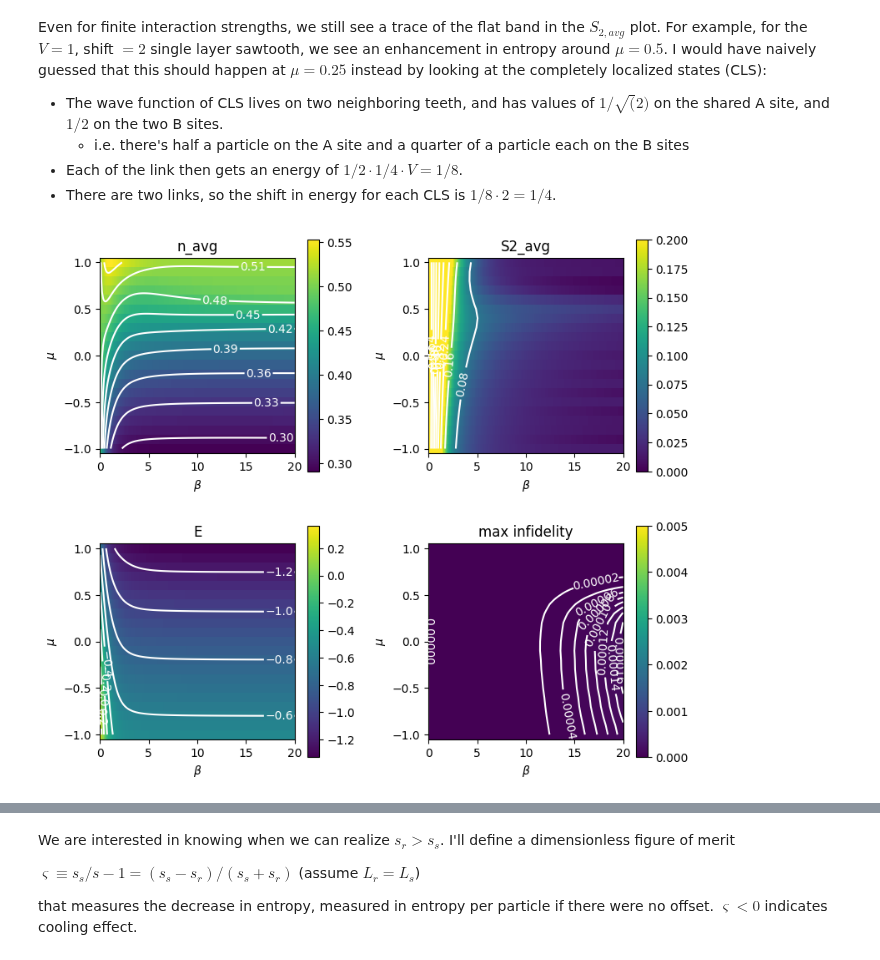
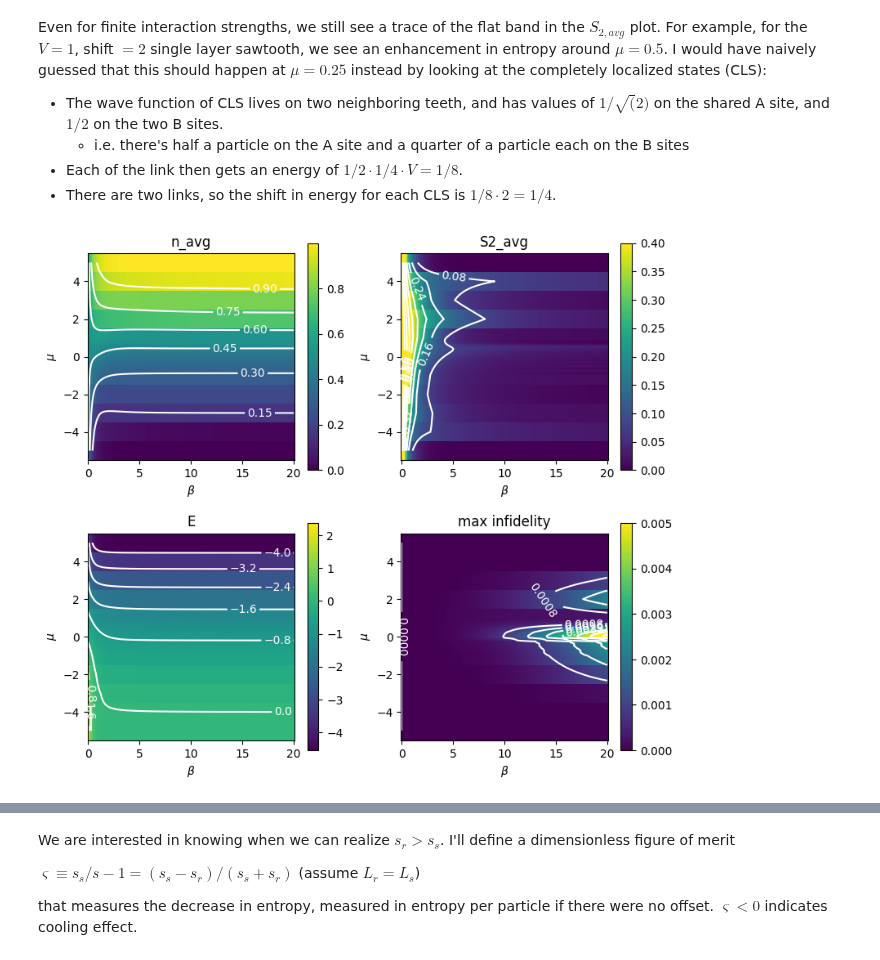
Before and after one commit to Shao-Wen-Chang/E9_constant, a Jupyter notebook: projects/flat_band_cooling/tenpy_results/eos_matcher.ipynb, the cells around one changed output, grey strips where cells are left out. Saved outputs shown, nothing was run; the diff lists cells and outputs as text; code cells hidden in the pictures.

```diff
--- a/projects/flat_band_cooling/tenpy_results/eos_matcher.ipynb
+++ b/projects/flat_band_cooling/tenpy_results/eos_matcher.ipynb
@@ -6,6 +6,8 @@ import numpy as np
 from pathlib import Path
 import pandas as pd
 import os
+# %%
+bool_plot = True   # set to false if gathering matching data
 # %% [markdown]
 # Reading data
 In case that we get different EoS using the same folder parameters in the future, I'll also keep track of the EoS file. For this I think the file modification time is sufficient.
@@ -19,10 +22,16 @@ How I treat folder parameters:
 # %%
 # I had to keep the data files in the download folder, otherwise the folder names are too long
 data_folder = Path(r"C:\Users\ken92\Downloads\Shao-Wen Data")
+# Interacting
 tnpspc = {  # tenpy specs used to generate folder names
     "geometry": "sawtooth",
     "spin": "spinless",      # "spinful", "spinless"
     "interacting": "I",             # "I", "NI"
     "L": 25,
-    "chi": 128,
+    "chi": 64,
 }
+V_model = 1.0
+shift_model = -2
+tp_model = 1.41421356237
+# scan_name = f"{tnpspc['geometry']}_{tnpspc['spin']}_I_L{tnpspc['L']}_chi{tnpspc['chi']}.tar"
+scan_name = f"ST_SL_I_L25_t1_tpsqrt2_shf{shift_model}_V{V_model}_chi64"
@@ -29,5 +40,6 @@ tnpspc = {  # tenpy specs used to generate folder names
 # %%
-scan_name = f"{tnpspc['geometry']}_{tnpspc['spin']}_{tnpspc['interacting']}_L{tnpspc['L']}_chi{tnpspc['chi']}.tar"
+folder_params_shared = None
+records_EoS = []
 scan_folder = Path(data_folder, scan_name)
 assert scan_folder.exists()
 
@@ -35,8 +47,6 @@ subfolder_list = [f for f in scan_folder.iterdir() if f.is_dir()]
 print(f"found {len(subfolder_list)} folders")
 
 first_betas = None
-folder_params_shared = None
-records_EoS = []
 for i_f, sf_path in enumerate(subfolder_list):
     # Load data and store them as panda data rows
     filepath = Path(sf_path, "measurements.pkl")
@@ -45,7 +55,7 @@ for i_f, sf_path in enumerate(subfolder_list):
         file_content = pickle.load(f)
 
     try:
-        folder_params = util_thm.parse_folder_name(sf_path)
+        folder_params = util_match.parse_folder_name(sf_path)
 
         # Check mu consistency between folder name and file
         mu = file_content['mu']
@@ -103,4 +113,6 @@ for i_f, sf_path in enumerate(subfolder_list):
                 continue
     print(f"beta doesn't agree for {filepath}")
     print(f"getting {file_content['betas']}")
+
+df_all_data = pd.DataFrame.from_records(records_EoS)
 # %% [output]
@@ -169,22 +151,23 @@ e_grid = df_filtered["energy"].unstack("beta").loc[mu_vals, beta_vals].to_numpy(
 eps_grid = df_filtered["eps"].unstack("beta").loc[mu_vals, beta_vals].to_numpy()    # sum of all discarded Schmidt values squared
 ov_grid = df_filtered["ov"].unstack("beta").loc[mu_vals, beta_vals].to_numpy()      # lower bound for the overlap
 # %%
-fig_ns, axes_ns = plt.subplots(2, 2, figsize = (8, 7))
-for ax, vals, str_label, clim in zip(axes_ns.flatten(),
-                    [n_grid, s2_grid, e_grid, 1 - ov_grid],
-                    ["n_avg", "S2_avg", "E", "max infidelity"],
-                    [None, (0., 0.2), None, (0, 0.005)]):
-    img = ax.pcolormesh(beta_vals, mu_vals, vals, clim = clim)
-    ax.set_box_aspect(1)
-    ax.set_title(str_label)
-    ax.set_xlabel(r"$\beta$")
-    ax.set_ylabel(r"$\mu$")
-    cntr = ax.contour(beta_vals, mu_vals, vals, colors = "white", linestyles = "solid", levels = 8)
-    ax.clabel(cntr, inline = True)
-    fig_ns.colorbar(img, ax = ax)
-fig_ns.tight_layout()
+if bool_plot:
+    fig_ns, axes_ns = plt.subplots(2, 2, figsize = (8, 7))
+    for ax, vals, str_label, clim in zip(axes_ns.flatten(),
+                        [n_grid, s2_grid, e_grid, 1 - ov_grid],
+                        ["n_avg", "S2_avg", "E", "max infidelity"],
+                        [None, (0., 0.4), None, (0, 0.005)],):
+        img = ax.pcolormesh(beta_vals, mu_vals, vals, clim = clim)
+        ax.set_box_aspect(1)
+        ax.set_title(str_label)
+        ax.set_xlabel(r"$\beta$")
+        ax.set_ylabel(r"$\mu$")
+        cntr = ax.contour(beta_vals, mu_vals, vals, colors = "white", linestyles = "solid", levels = 8)
+        ax.clabel(cntr, inline = True)
+        fig_ns.colorbar(img, ax = ax)
+    fig_ns.tight_layout()
 # %% [output]
-[figure, old version]
+[figure, new version]
 # %% [markdown]
 # Actual calculations
 Goal: given our equations of state $n(\mu, \beta)$ and $s_2(\mu, \beta)$, achieve some filling factor $n_s$ in the system for different $(N_{tot}, S_{tot})$
```
Also changed, not shown: parts of 17 cells of this notebook, 8 other files.
